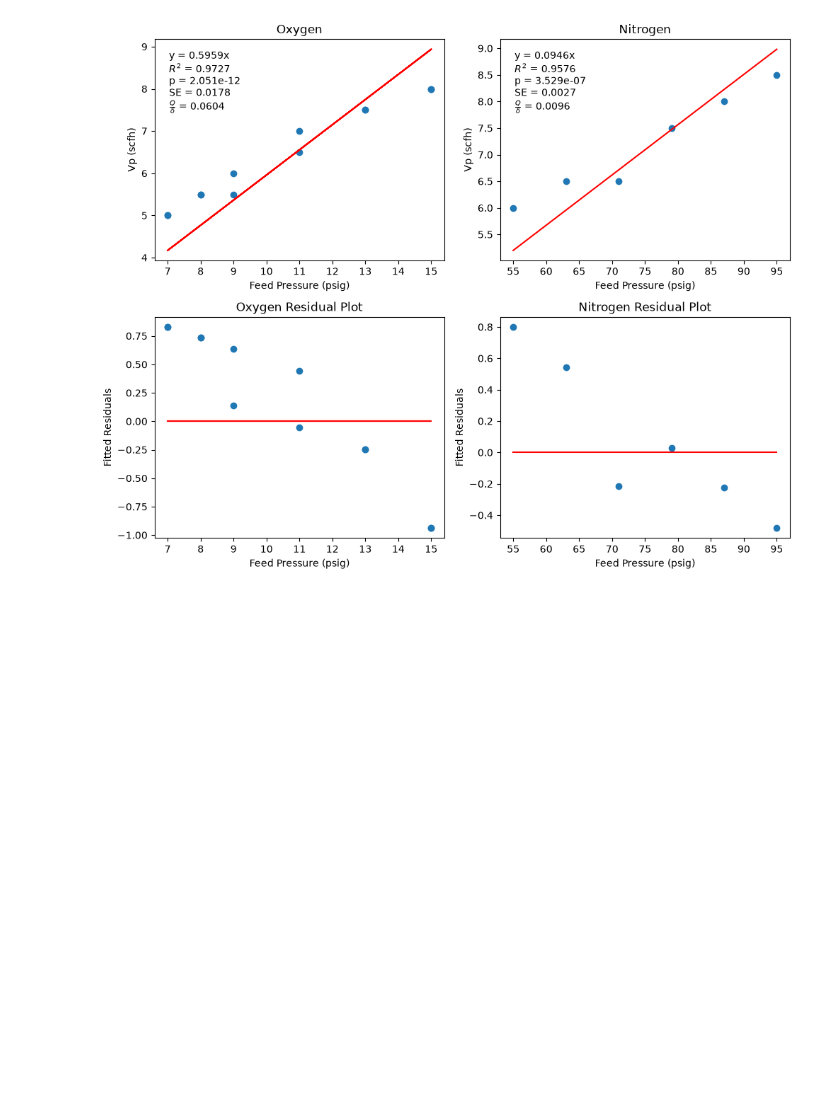
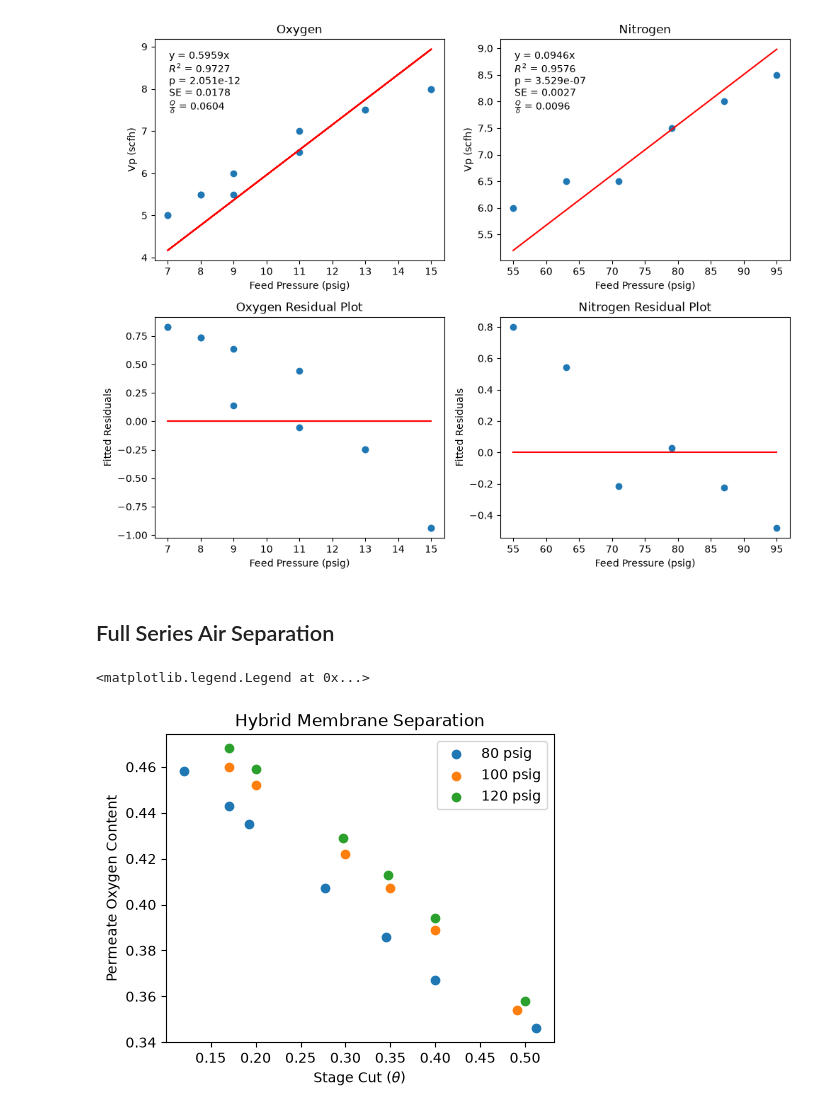
Before and after one commit to loukaab/ECHE362-membrane, a Jupyter notebook: membrane-data.ipynb, the cells around one changed output. Drawn from its saved outputs; the diff is of its cells as text; code cells hidden in the pictures; blank space fills up the shorter version.

Commit message:
Hybrid membrane config plotted at permeate comp vs stage cut

```diff
--- a/membrane-data.ipynb
+++ b/membrane-data.ipynb
@@ -187,3 +187,29 @@ pnsfig.tight_layout()
 plt.show()
 # %% [output]
 [figure]
+# %% [markdown]
+## Full Series Air Separation
+# %%
+# This is to analyze the data from the dual hybrid air separation in series
+
+# Declare plot object
+hfig, hax = plt.subplots(figsize=(5, 4))
+
+# Separate hybrid data into individual pressure series
+p80 = hybrid[hybrid["Feed Pressure (psig) "] == 80]
+p100 = hybrid[hybrid["Feed Pressure (psig) "] == 100]
+p120 = hybrid[hybrid["Feed Pressure (psig) "] == 120]
+
+# Plot the data
+hax.scatter(p80["Actual Stage Cut"], p80["Permeate O2 Composition (%)"], label="80 psig")
+hax.scatter(p100["Actual Stage Cut"], p100["Permeate O2 Composition (%)"], label="100 psig")
+hax.scatter(p120["Actual Stage Cut"], p120["Permeate O2 Composition (%)"], label="120 psig")
+
+# Label the chart
+hax.set_xlabel(rf"Stage Cut ($\theta$)")
+hax.set_ylabel("Permeate Oxygen Content")
+hax.set_title("Hybrid Membrane Separation")
+hax.legend()
+# %% [output]
+<matplotlib.legend.Legend at 0x...>
+[figure, added]
```
